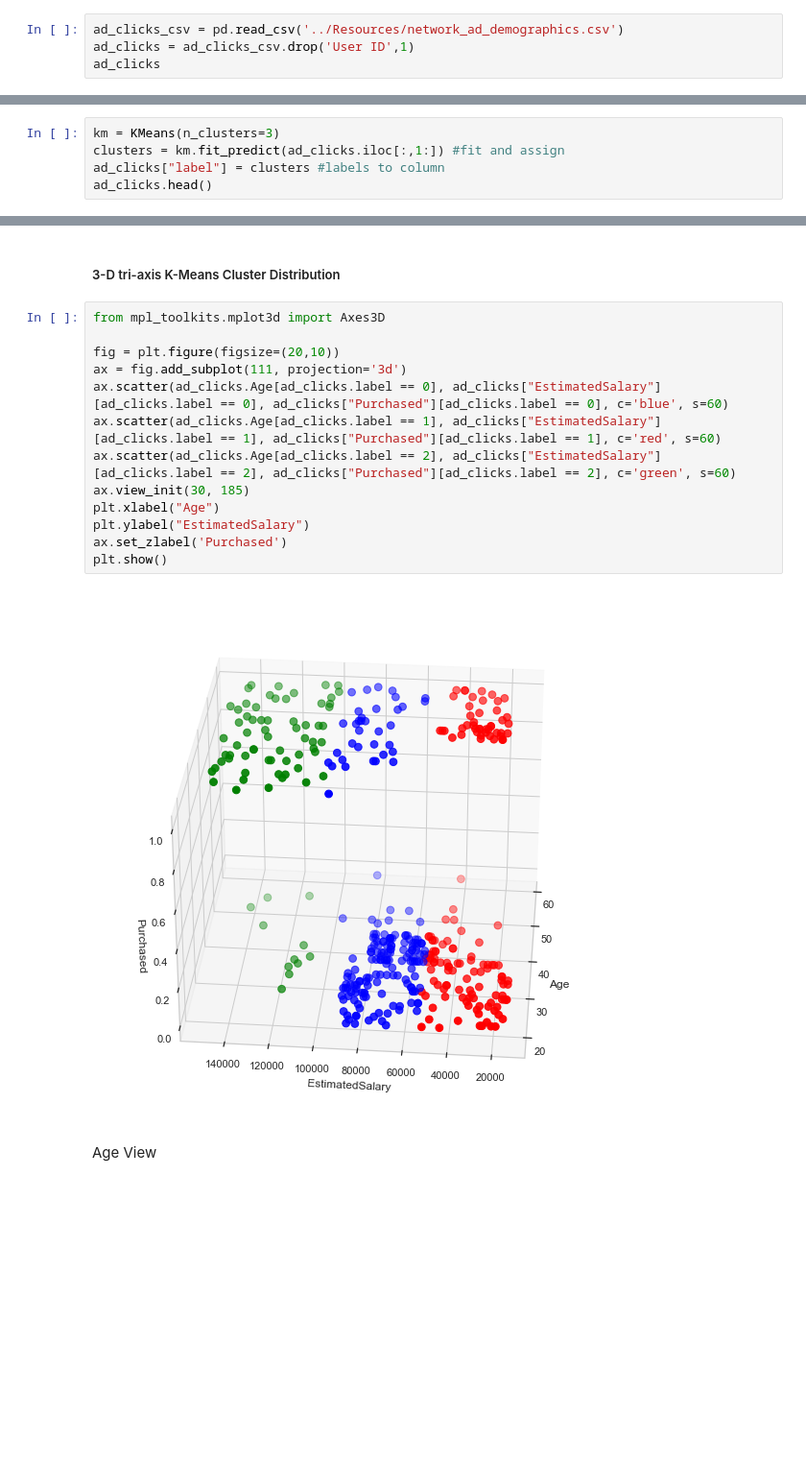
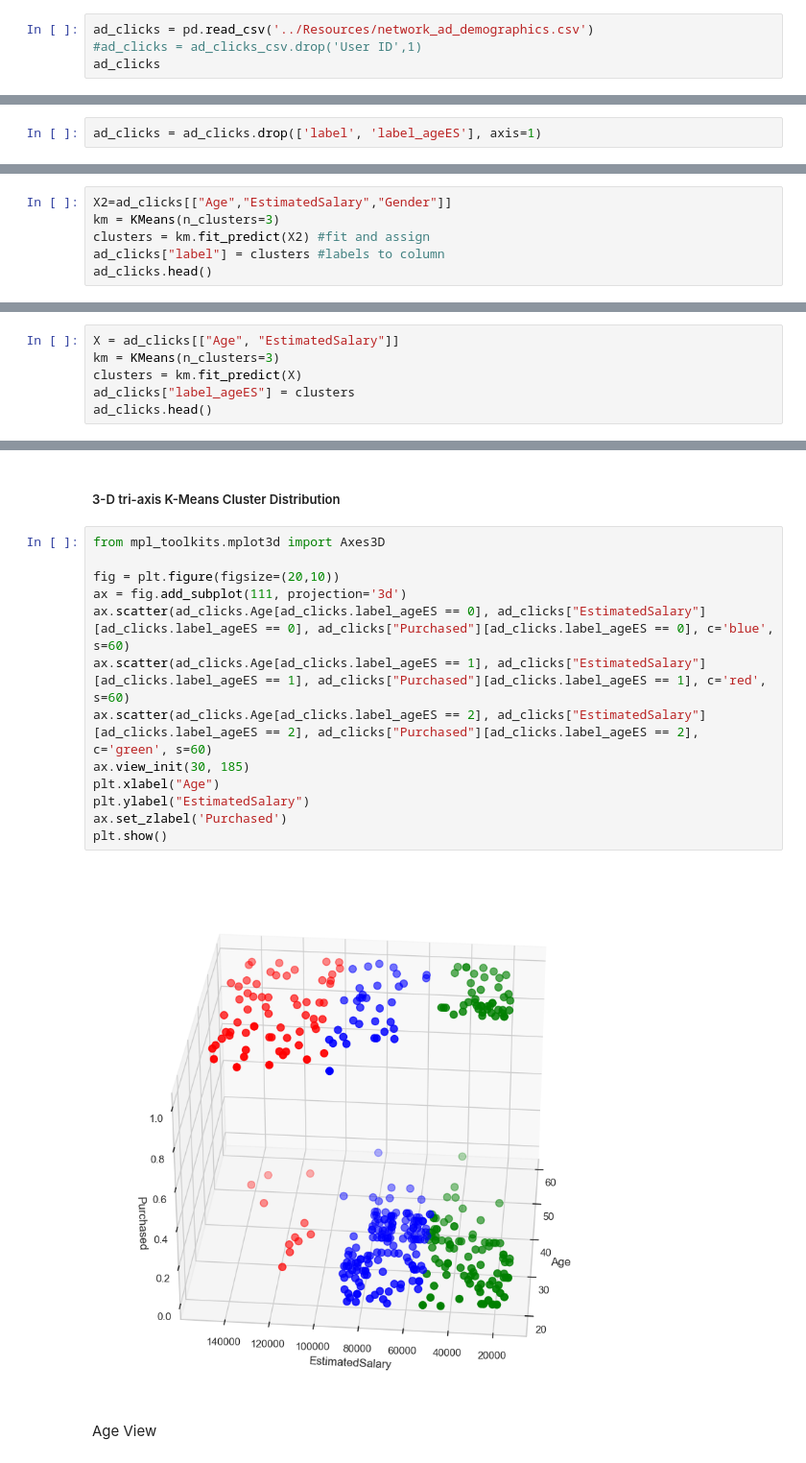
Before and after one commit to cspence001/market-segmentation_purchase-prediction, a Jupyter notebook: notebooks/purchase_models.ipynb, the cells around one changed output, grey strips where cells are left out. Shown at 96% size. Drawn from its saved outputs; the diff is of its cells as text; blank space fills up the shorter version.

Commit message:
purchase_models update, clustering explanation

```diff
--- a/notebooks/purchase_models.ipynb
+++ b/notebooks/purchase_models.ipynb
@@ -6,5 +9,5 @@ import seaborn as sns
 # %%
-ad_clicks_csv = pd.read_csv('../Resources/network_ad_demographics.csv')
-ad_clicks = ad_clicks_csv.drop('User ID',1)
+ad_clicks = pd.read_csv('../Resources/network_ad_demographics.csv')
+#ad_clicks = ad_clicks_csv.drop('User ID',1)
 ad_clicks
 # %% [output]
@@ -635,2 +669,4 @@ plt.show()
 # %% [markdown]
 k-value determined to be 3 using the elbow method
+# %%
+ad_clicks = ad_clicks.drop(['label', 'label_ageES'], axis=1)
@@ -637,8 +682,9 @@ k-value determined to be 3 using the elbow method
 # %% [markdown]
 K-Means Clustering POC
 # %%
+X2=ad_clicks[["Age","EstimatedSalary","Gender"]]
 km = KMeans(n_clusters=3)
-clusters = km.fit_predict(ad_clicks.iloc[:,1:]) #fit and assign
+clusters = km.fit_predict(X2) #fit and assign
 ad_clicks["label"] = clusters #labels to column
 ad_clicks.head()
 # %% [output]
@@ -650,0 +729,6 @@ ad_clicks.head()
+# %%
+X = ad_clicks[["Age", "EstimatedSalary"]]
+km = KMeans(n_clusters=3)
+clusters = km.fit_predict(X)
+ad_clicks["label_ageES"] = clusters
+ad_clicks.head()
@@ -653,18 +803,18 @@ ad_clicks.head()
 # %%
 from mpl_toolkits.mplot3d import Axes3D
 
 fig = plt.figure(figsize=(20,10))
 ax = fig.add_subplot(111, projection='3d')
-ax.scatter(ad_clicks.Age[ad_clicks.label == 0], ad_clicks["EstimatedSalary"][ad_clicks.label == 0], ad_clicks["Purchased"][ad_clicks.label == 0], c='blue', s=60)
-ax.scatter(ad_clicks.Age[ad_clicks.label == 1], ad_clicks["EstimatedSalary"][ad_clicks.label == 1], ad_clicks["Purchased"][ad_clicks.label == 1], c='red', s=60)
-ax.scatter(ad_clicks.Age[ad_clicks.label == 2], ad_clicks["EstimatedSalary"][ad_clicks.label == 2], ad_clicks["Purchased"][ad_clicks.label == 2], c='green', s=60)
+ax.scatter(ad_clicks.Age[ad_clicks.label_ageES == 0], ad_clicks["EstimatedSalary"][ad_clicks.label_ageES == 0], ad_clicks["Purchased"][ad_clicks.label_ageES == 0], c='blue', s=60)
+ax.scatter(ad_clicks.Age[ad_clicks.label_ageES == 1], ad_clicks["EstimatedSalary"][ad_clicks.label_ageES == 1], ad_clicks["Purchased"][ad_clicks.label_ageES == 1], c='red', s=60)
+ax.scatter(ad_clicks.Age[ad_clicks.label_ageES == 2], ad_clicks["EstimatedSalary"][ad_clicks.label_ageES == 2], ad_clicks["Purchased"][ad_clicks.label_ageES == 2], c='green', s=60)
 ax.view_init(30, 185)
 plt.xlabel("Age")
 plt.ylabel("EstimatedSalary")
 ax.set_zlabel('Purchased')
 plt.show()
 # %% [output]
-[figure, old version]
+[figure, new version]
 # %% [markdown]
 Age View
 # %%
```
Also changed, not shown: parts of 71 cells of this notebook, 1 other file.
